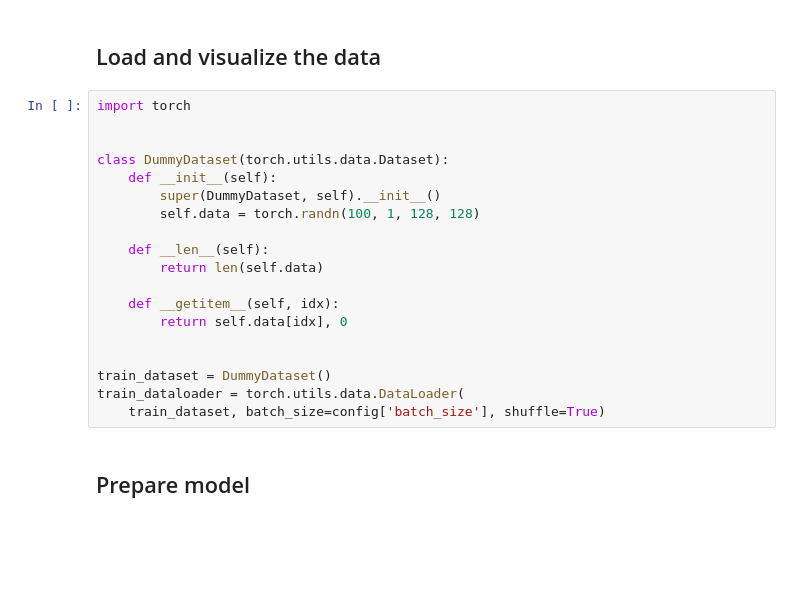
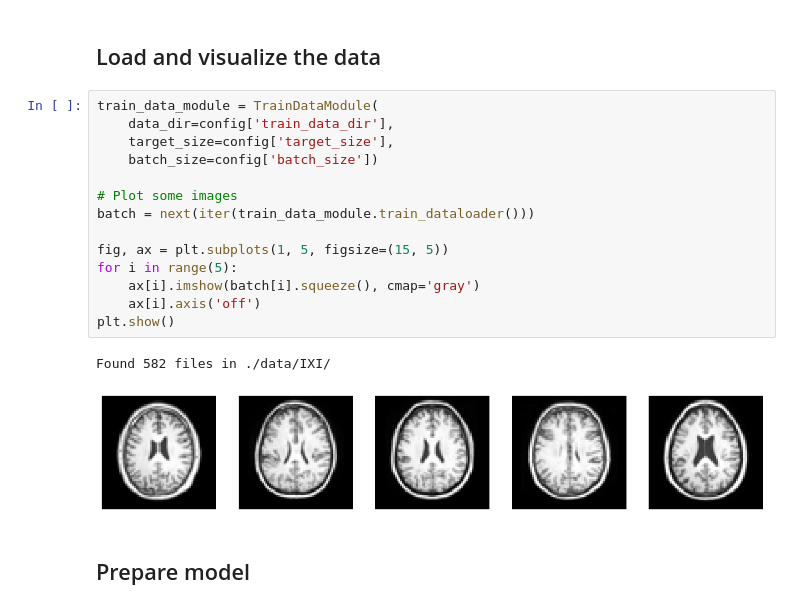
Before and after one commit to compai-lab/mad_seminar_ws23, a Jupyter notebook: main.ipynb, the cells around one changed output. Saved outputs shown, nothing was run; the diff lists cells and outputs as text; blank space fills up the shorter version.

Commit message:
Added dataloaders

```diff
--- a/main.ipynb
+++ b/main.ipynb
@@ -25,25 +28,23 @@ Global seed set to 42
 42
 # %% [markdown]
 ## Load and visualize the data
-# %%
-import torch
-
-
-class DummyDataset(torch.utils.data.Dataset):
-    def __init__(self):
-        super(DummyDataset, self).__init__()
-        self.data = torch.randn(100, 1, 128, 128)
-
-    def __len__(self):
-        return len(self.data)
-
-    def __getitem__(self, idx):
-        return self.data[idx], 0
-
-
-train_dataset = DummyDataset()
-train_dataloader = torch.utils.data.DataLoader(
-    train_dataset, batch_size=config['batch_size'], shuffle=True)
+# %%
+train_data_module = TrainDataModule(
+    data_dir=config['train_data_dir'],
+    target_size=config['target_size'],
+    batch_size=config['batch_size'])
+
+# Plot some images
+batch = next(iter(train_data_module.train_dataloader()))
+
+fig, ax = plt.subplots(1, 5, figsize=(15, 5))
+for i in range(5):
+    ax[i].imshow(batch[i].squeeze(), cmap='gray')
+    ax[i].axis('off')
+plt.show()
+# %% [output]
+Found 582 files in ./data/IXI/
+[figure, added]
 # %% [markdown]
 ## Prepare model
 # %%
```
Also changed, not shown: parts of 8 cells of this notebook, 12 other files.
